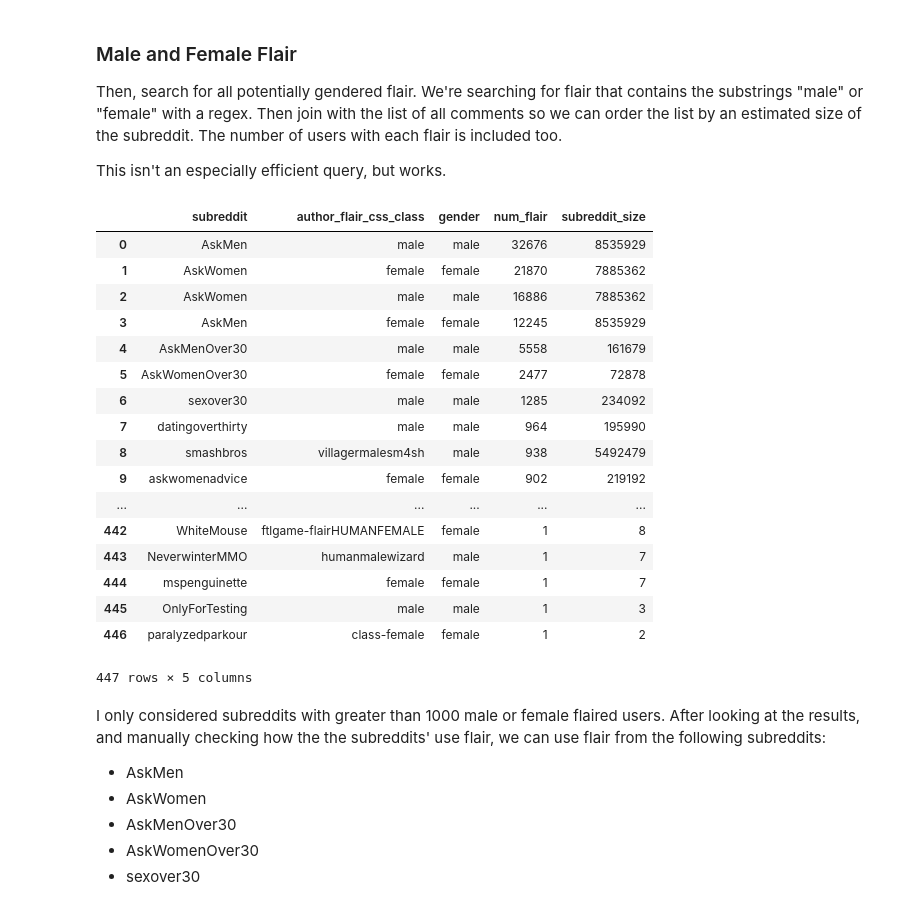
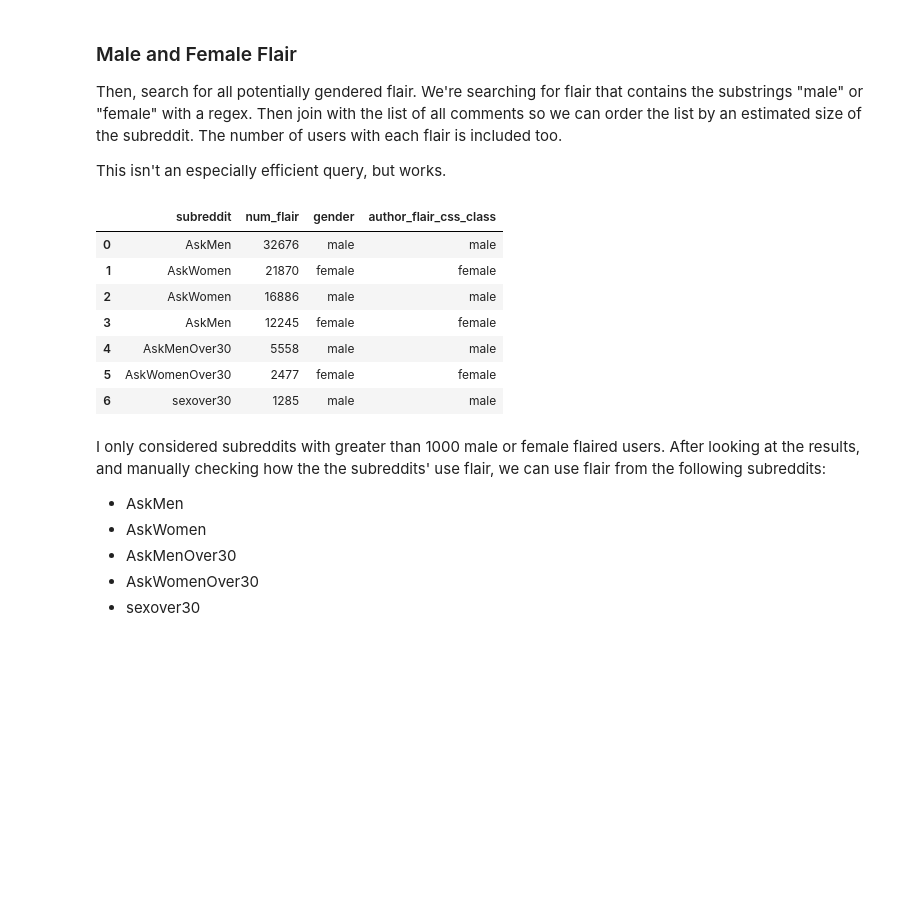
Before and after one commit to bburky/subredditgenderratios, a Jupyter notebook: Subreddit Gender Ratios.ipynb, the cells around one changed output. Cells and saved outputs as stored; diff of their text form; code cells hidden in the pictures; blank space fills up the shorter version.

Commit message:
Added additional subreddits

```diff
--- a/Subreddit Gender Ratios.ipynb
+++ b/Subreddit Gender Ratios.ipynb
@@ -190,58 +196,38 @@ This isn't an especially efficient query, but works.
 # %%
 %%bigquery
 SELECT
   subreddit,
-  flair.author_flair_css_class,
+  num_flair,
   gender,
-  num_flair,
-  COUNT(*) AS subreddit_size
+  flair.author_flair_css_class
 FROM (
   SELECT
     subreddit,
     author_flair_css_class,
     REGEXP_EXTRACT(
       LOWER(author_flair_css_class),
       '(?:fe)?male') AS gender,
     COUNT(*) AS num_flair
   FROM
     flair.userflair
   GROUP BY
     subreddit,
     author_flair_css_class,
     gender) AS flair
-JOIN
-  `fh-bigquery.reddit_comments.201*`
-USING
-  (subreddit)
 WHERE
   gender IS NOT NULL
-GROUP BY
-  subreddit,
-  flair.author_flair_css_class,
-  gender,
-  num_flair
+  AND num_flair > 1000
 ORDER BY
-  num_flair DESC,
-  subreddit_size DESC;
+  num_flair DESC
 # %% [output]
-|  | subreddit | author_flair_css_class | gender | num_flair | subreddit_size |
-| 0 | AskMen | male | male | 32676 | 8535929 |
-| 1 | AskWomen | female | female | 21870 | 7885362 |
-| 2 | AskWomen | male | male | 16886 | 7885362 |
-| 3 | AskMen | female | female | 12245 | 8535929 |
-| 4 | AskMenOver30 | male | male | 5558 | 161679 |
-| 5 | AskWomenOver30 | female | female | 2477 | 72878 |
-| 6 | sexover30 | male | male | 1285 | 234092 |
-| 7 | datingoverthirty | male | male | 964 | 195990 |
-| 8 | smashbros | villagermalesm4sh | male | 938 | 5492479 |
-| 9 | askwomenadvice | female | female | 902 | 219192 |
-| ... | ... | ... | ... | ... | ... |
-| 442 | WhiteMouse | ftlgame-flairHUMANFEMALE | female | 1 | 8 |
-| 443 | NeverwinterMMO | humanmalewizard | male | 1 | 7 |
-| 444 | mspenguinette | female | female | 1 | 7 |
-| 445 | OnlyForTesting | male | male | 1 | 3 |
-| 446 | paralyzedparkour | class-female | female | 1 | 2 |
+|  | subreddit | num_flair | gender | author_flair_css_class |
+| 0 | AskMen | 32676 | male | male |
+| 1 | AskWomen | 21870 | female | female |
+| 2 | AskWomen | 16886 | male | male |
+| 3 | AskMen | 12245 | female | female |
+| 4 | AskMenOver30 | 5558 | male | male |
+| 5 | AskWomenOver30 | 2477 | female | female |
+| 6 | sexover30 | 1285 | male | male |
-447 rows × 5 columns
 # %% [markdown]
 I only considered subreddits with greater than 1000 male or female flaired users. After looking at the results, and manually checking how the the subreddits' use flair, we can use flair from the following subreddits:
 
```
Also changed, not shown: parts of 20 cells of this notebook.
